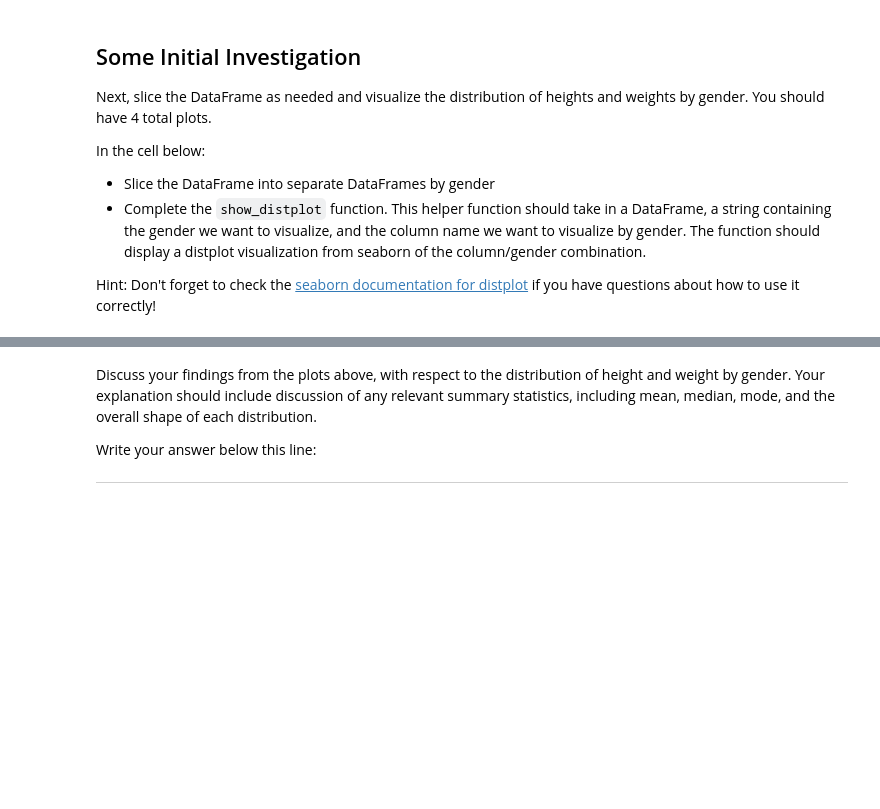
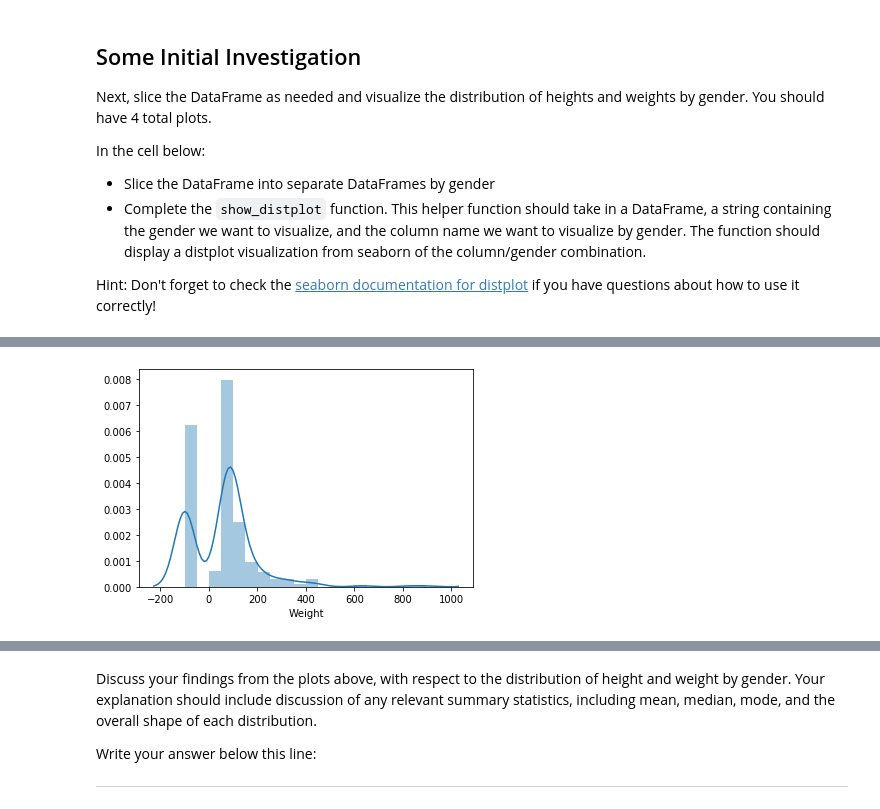
Before and after one commit to eannefawcett/dsc-data-cleaning-project-online-ds-pt-081219, a Jupyter notebook: index.ipynb, the cells around one changed output, grey strips where cells are left out. Saved outputs shown, nothing was run; the diff lists cells and outputs as text; code cells hidden in the pictures; blank space fills up the shorter version.

```diff
--- a/index.ipynb
+++ b/index.ipynb
@@ -225,4 +236,7 @@ def show_distplot(dataframe, gender, column_name):
 # %%
 # Male Weight
+show_distplot(male_heroes_df, 'Male', 'Weight')
+# %% [output]
+[figure, added]
 # %%
 # Female Height
```
Also changed, not shown: parts of 14 cells of this notebook.
